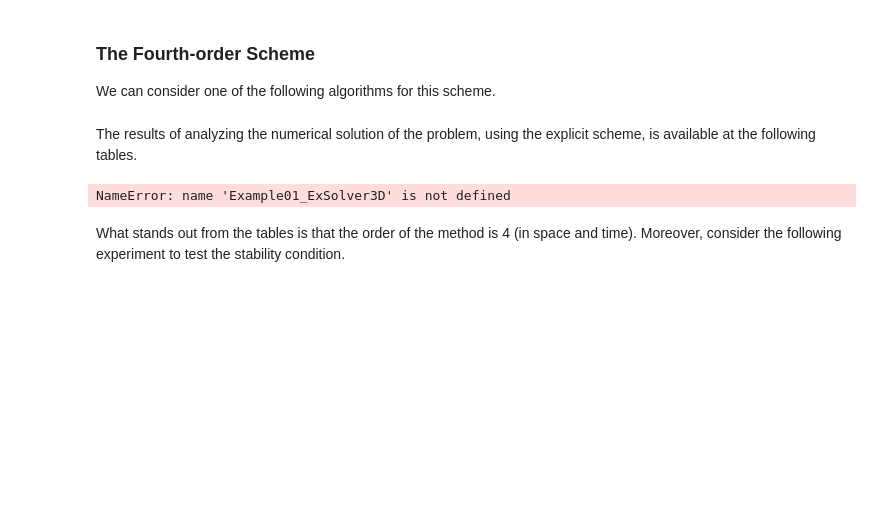
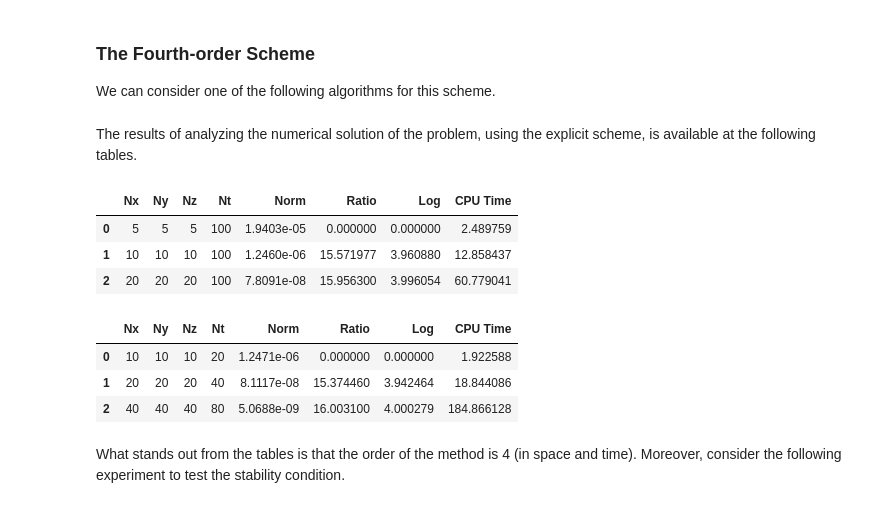
Before and after one commit to HatefDastour/Notes, a Jupyter notebook: Finite_Difference_Method/A_Fourth-Order_FDTD_for_the_3D_Wave_Equation.ipynb, the cells around one changed output. Drawn from its saved outputs; the diff is of its cells as text; code cells hidden in the pictures; blank space fills up the shorter version.

```diff
--- a/Finite_Difference_Method/A_Fourth-Order_FDTD_for_the_3D_Wave_Equation.ipynb
+++ b/Finite_Difference_Method/A_Fourth-Order_FDTD_for_the_3D_Wave_Equation.ipynb
@@ -338,7 +338,7 @@ $$
 
 We can consider one of the following algorithms for this scheme.
 # %%
-def Example02_4thSolver3D(N,Nt):
+def Example01_4thSolver3D(N,Nt):
     # N = the number of mesh points for space
     # Nt = the number of mesh points for time
     Nx=N
@@ -573,27 +573,30 @@ The results of analyzing the numerical solution of the problem, using the explic
 # %%
 it=3
 Norm=np.zeros(it, dtype=float)
 N0=5;
 Nt0=100;
 N=np.asarray([N0*2**n for n in range(0,it)])
 Nt=np.asarray([Nt0 for n in range(0,it)])
 Ratio=np.zeros(it, dtype=float)
 LOG=np.zeros(it, dtype=float)
 CPU_Time=np.zeros(it, dtype=float)
 # iteration
 for n in range(it):
     start = timer()
-    Norm[n],_,_ =Example01_ExSolver3D(N[n],Nt[n])
+    Norm[n],_,_ =Example01_4thSolver3D(N[n],Nt[n])
     CPU_Time[n] = timer() - start
     if (n>0):
         Ratio[n]=Norm[n-1]/Norm[n]
         LOG[n]=math.log(Ratio[n],2)
 
 data = pd.DataFrame({'Nx': N, 'Ny': N, 'Nz': N, 'Nt': Nt, 'Norm': Norm, 'Ratio': Ratio, 'Log': LOG, 'CPU Time': CPU_Time})
 del it, Norm, N0, Nt0, N, Nt, Ratio, LOG, CPU_Time, n, start
 display(data.style.format({'Norm': "{:.4e}"}))
 # %% [output]
-NameError: name 'Example01_ExSolver3D' is not defined
+|  | Nx | Ny | Nz | Nt | Norm | Ratio | Log | CPU Time |
+| 0 | 5 | 5 | 5 | 100 | 1.9403e-05 | 0.000000 | 0.000000 | 2.489759 |
+| 1 | 10 | 10 | 10 | 100 | 1.2460e-06 | 15.571977 | 3.960880 | 12.858437 |
+| 2 | 20 | 20 | 20 | 100 | 7.8091e-08 | 15.956300 | 3.996054 | 60.779041 |
 # %%
 it=3
 Norm=np.zeros(it, dtype=float)
@@ -607,7 +610,7 @@ CPU_Time=np.zeros(it, dtype=float)
 # iteration
 for n in range(it):
     start = timer()
-    Norm[n],_,_ =Example01_ExSolver3D(N[n],Nt[n])
+    Norm[n],_,_ =Example01_4thSolver3D(N[n],Nt[n])
     CPU_Time[n] = timer() - start
     if (n>0):
         Ratio[n]=Norm[n-1]/Norm[n]
@@ -616,5 +619,10 @@ for n in range(it):
 data = pd.DataFrame({'Nx': N, 'Ny': N, 'Nz': N, 'Nt': Nt, 'Norm': Norm, 'Ratio': Ratio, 'Log': LOG, 'CPU Time': CPU_Time})
 del it, Norm, N0, Nt0, N, Nt, Ratio, LOG, CPU_Time, n, start
 display(data.style.format({'Norm': "{:.4e}"}))
+# %% [output]
+|  | Nx | Ny | Nz | Nt | Norm | Ratio | Log | CPU Time |
+| 0 | 10 | 10 | 10 | 20 | 1.2471e-06 | 0.000000 | 0.000000 | 1.922588 |
+| 1 | 20 | 20 | 20 | 40 | 8.1117e-08 | 15.374460 | 3.942464 | 18.844086 |
+| 2 | 40 | 40 | 40 | 80 | 5.0688e-09 | 16.003100 | 4.000279 | 184.866128 |
 # %% [markdown]
 What stands out from the tables is that the order of the method is 4 (in space and time). Moreover, consider the following experiment to test the stability condition.
```
